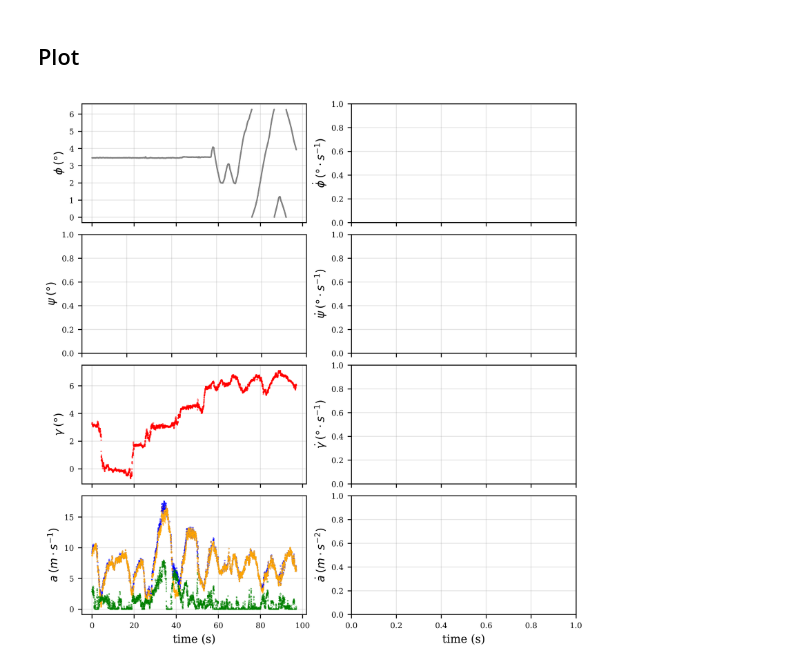
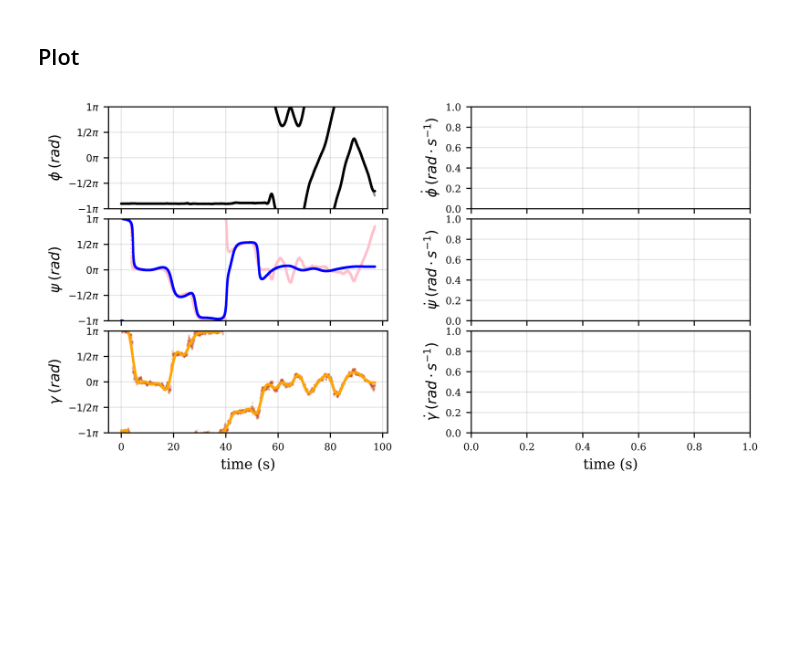
Before and after one commit to BenCellini/wind-sense-analysis, a Jupyter notebook: notebooks/process_data.ipynb, the cells around one changed output. Saved outputs shown, nothing was run; the diff lists cells and outputs as text; code cells hidden in the pictures; blank space fills up the shorter version.

```diff
--- a/notebooks/process_data.ipynb
+++ b/notebooks/process_data.ipynb
@@ -101,81 +162,110 @@ air_speed_z = hampel(pd.Series(air_speed_z), window_size=5, n=3, imputation=True
 # %% [markdown]
 ## Store processed data in new dataframe
 # %%
-alldata = np.concatenate((time, 1000*gps_x, 1000*gps_y, imu_yaw), axis=1)
-names = ['t', 'xpos', 'ypos', 'phi']
+# Concatenate data
+alldata = np.concatenate((time, 1000*gps_x, 1000*gps_y, imu_yaw, imu_yaw_filt, opt_dir, air_speed_dir, air_speed_dir_filt,
+                          vel_mag, air_speed_mag2, air_speed_mag2_filt), axis=1)
 
-# Creating dataframe
+names = ['t', 'xpos', 'ypos', 'phi', 'phi_filt', 'psi', 'gamma', 'gamma_filt',
+         'g', 'a', 'a_filt']
+
+# Create dataframe
 df = pd.DataFrame(data = alldata,
                   columns = names)
 # print(df)
 # %% [markdown]
 ## Plot
 # %%
-# fig = plt.figure(figsize=(8,6))
-# fig, axs = plt.subplots(2, 2)
+fig, ax = plt.subplots(3, 2, figsize=(7,4), dpi=600)
+mksz = 1.5;
 
-fig, ax = plt.subplots(4, 2, figsize=(8,8), dpi=600)
-mksz = 0.5;
 # Phi
-ax[0,0].plot(time, imu_yaw, color='gray',
+ax[0,0].plot(time, utility.wrapToPi(df['phi']), color='gray',
+             linestyle='',
+             linewidth=1,
+             marker = '.',
+             markersize=mksz,
+             alpha = 0.1)
+
+ax[0,0].plot(time, utility.wrapToPi(df['phi_filt']), color='black',
+             linestyle='',
+             linewidth=1,
+             marker = '.',
+             markersize=mksz,
+             alpha = 1)
+
+# Psi
+ax[1,0].plot(time, utility.wrapToPi(vel_dir_body_frame), color='pink',
+             linestyle='',
+             linewidth=1,
+             marker = '.',
+             markersize=mksz)
+ax[1,0].plot(time, utility.wrapToPi(opt_dir), color='blue',
              linestyle='',
              linewidth=1,
              marker = '.',
              markersize=mksz)
 
-# Phi
-ax[2,0].plot(time, air_speed_dir, color='red',
+# Gamma
+ax[2,0].plot(time, utility.wrapToPi(df['gamma']), color=(0.80, 0.3451, 0.1647),
+             linestyle='',
+             linewidth=1,
+             marker = '.',
+             markersize=mksz,
+             alpha = 0.1)
+
+ax[2,0].plot(time, utility.wrapToPi(df['gamma_filt']), color='orange',
              linestyle='',
              linewidth=1,
              marker = '.',
              markersize=mksz)
 
-ax[3,0].plot(time, air_speed_mag, color='blue',
-             linestyle='',
-             linewidth=1,
-             marker = '.',
-             markersize=mksz)
 
-ax[3,0].plot(time, air_speed_mag2, color='orange',
-             linestyle='',
-             linewidth=1,
-             marker = '.',
-             markersize=mksz)
+# Plot formatting
+ylabels = ['$\phi \:(rad)$', '$\dot{\phi} \:(rad \cdot s^{-1})$',
+           '$\psi \:(rad)$', '$\dot{\psi} \:(rad \cdot s^{-1})$',
+           '$\gamma \:(rad)$', '$\dot{\gamma} \:(rad \cdot s^{-1})$',
+           r'$a \:(m \cdot s^{-1})$', '$\dot{a} \:(m \cdot s^{-2})$']
 
-ax[3,0].plot(time, np.abs(air_speed_z), color='green',
-             linestyle='',
-             linewidth=1,
-             marker = '.',
-             markersize=mksz)
-
-ylabels = ['$\phi \:(\degree)$', '$\dot{\phi} \:(\degree \cdot s^{-1})$',
-           '$\psi \:(\degree)$', '$\dot{\psi} \:(\degree \cdot s^{-1})$',
-           '$\gamma \:(\degree)$', '$\dot{\gamma} \:(\degree \cdot s^{-1})$',
-           r'$a \:(m \cdot s^{-1})$', '$\dot{a} \:(m \cdot s^{-2})$']
+ytickpispace = 0.5
 p = 1
 for a in ax.reshape(-1):
     a.tick_params(axis='x', labelsize=7)
     a.tick_params(axis='y', labelsize=7)
     a.grid(color='gray', linestyle='-', linewidth=0.75, alpha=0.2)
 
-    if p < 7:
+    if p < 5:
         a.tick_params(axis='x', labelbottom=[])
 
     a.set_ylabel(ylabels[p-1])
-    if p > 6:
+    if p > 4:
         a.set_xlabel('time (s)')
+
+    if (np.round(p/2) != (p/2)) and (p < 7):
+        a.set_ylim(-1*np.pi, 1*np.pi)
+        ylim = a.get_ylim()
+        yticks = np.arange(ylim[0], ylim[1]+0.01, ytickpispace*np.pi)
+        ytickpi = yticks / np.pi
+        # ytickpi = np.array([0, 1/2, 1, 3/2, 2])
+        # yticks = np.pi * ytickpi
+        ytickslabels = ytickpi.tolist()
+        for y in range(len(ytickslabels)):
+            ytickslabels[y] = ('$'+ str(Fraction(ytickslabels[y])) + '\pi$')
+
+        a.set_yticks(yticks)
+        a.set_yticklabels(ytickslabels)
 
     p = p + 1
 
-left  = 0.125  # the left side of the subplots of the figure
+left  = 0.0  # the left side of the subplots of the figure
 right = 0.9    # the right side of the subplots of the figure
 bottom = 0.1   # the bottom of the subplots of the figure
 top = 0.9      # the top of the subplots of the figure
-wspace = 0.2   # the amount of width reserved for blank space between subplots
+wspace = 0.3   # the amount of width reserved for blank space between subplots
 hspace = 0.1   # the amount of height reserved for white space between subplots
 
 plt.subplots_adjust(left=left, bottom=bottom, right=right, top=top, wspace=wspace, hspace=hspace)
 
 plt.show()
 # %% [output]
-[figure, old version]
+[figure, new version]
```
Also changed, not shown: parts of 7 cells of this notebook, 4 other files.
